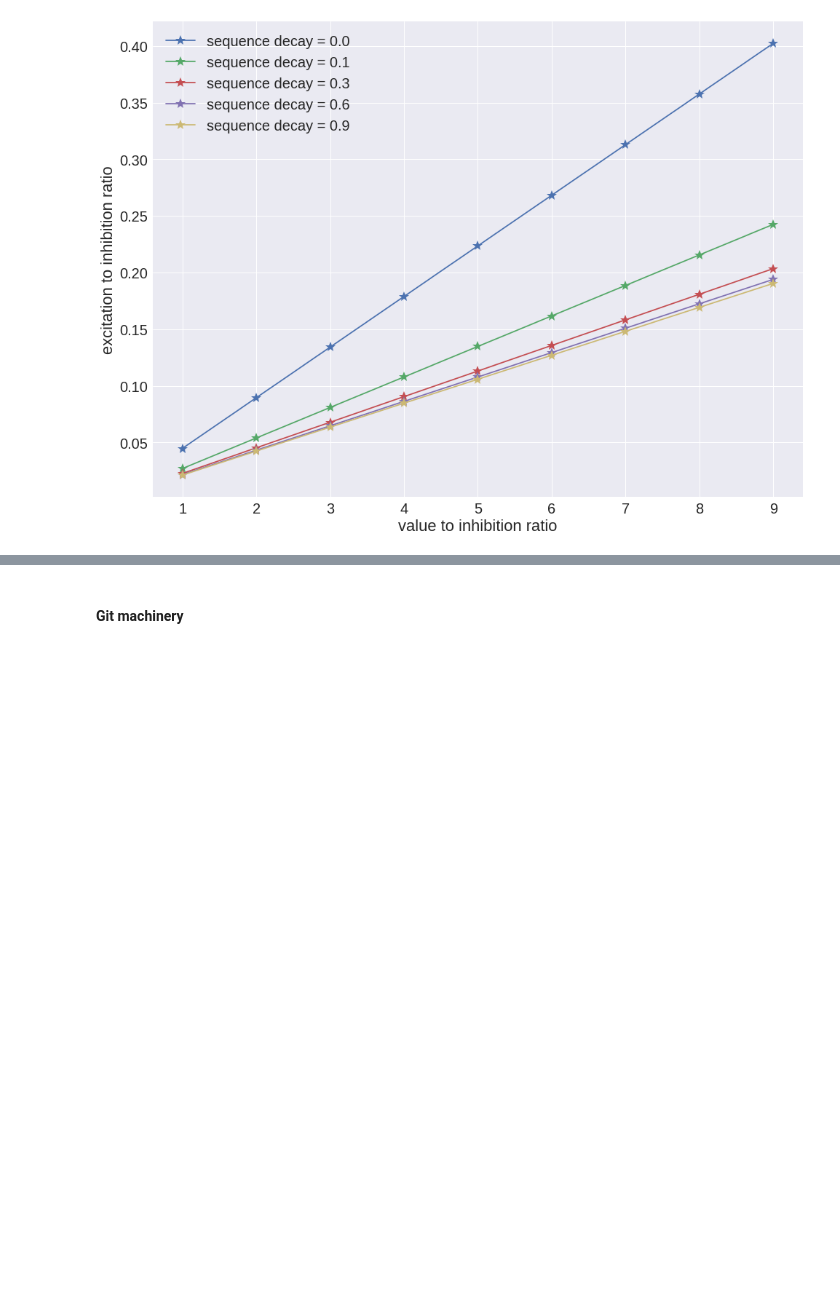
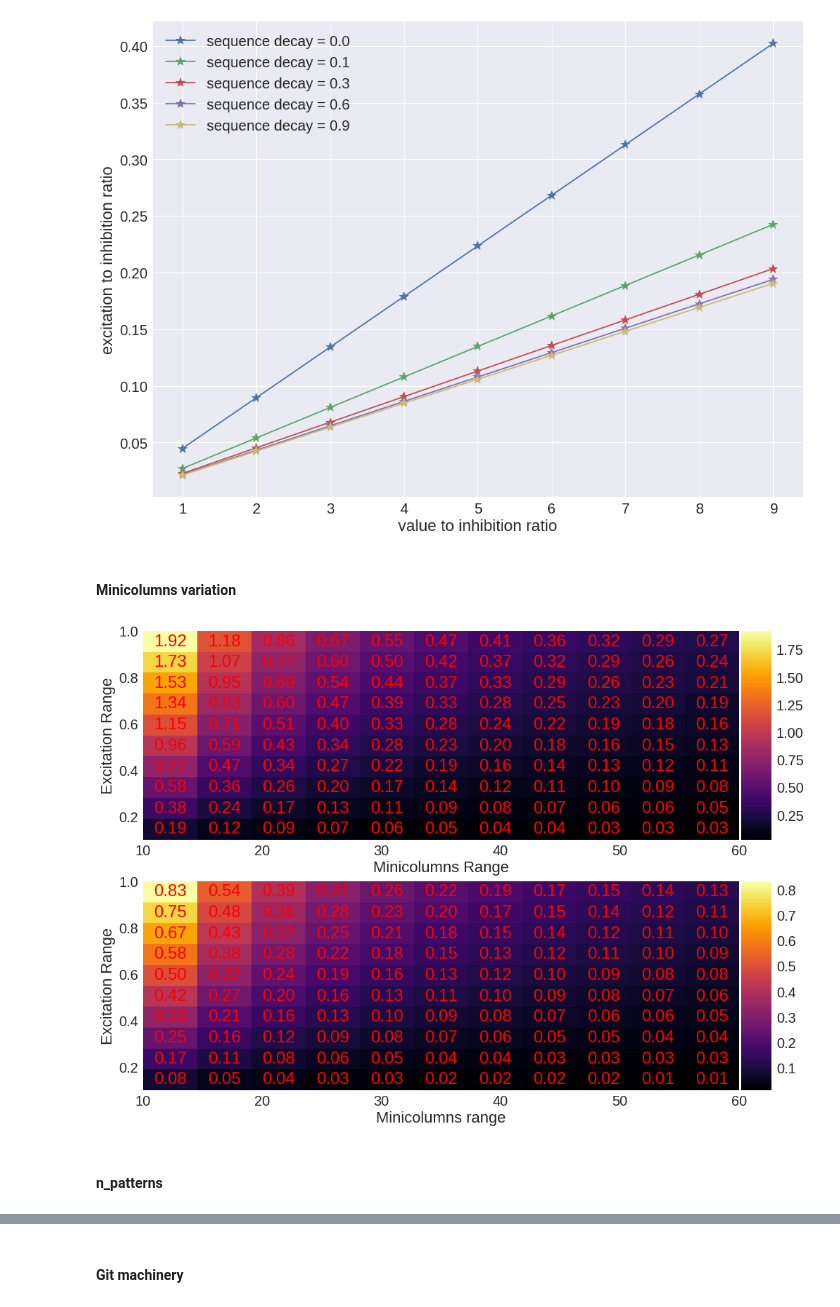
Before and after one commit to h-mayorquin/attractor_sequences, a Jupyter notebook: notebooks/2017-08-17(Excitation-Inhibition balance on the artificial matrix).ipynb, the cells around one changed output, grey strips where cells are left out. Saved outputs shown, nothing was run; the diff lists cells and outputs as text; code cells hidden in the pictures; blank space fills up the shorter version.

```diff
--- a/notebooks/2017-08-17(Excitation-Inhibition balance on the artificial matrix).ipynb
+++ b/notebooks/2017-08-17(Excitation-Inhibition balance on the artificial matrix).ipynb
@@ -292,3 +292,5 @@ ax.set_ylabel('excitation to inhibition ratio')
 ax.legend();
 # %% [output]
 [figure]
+# %% [markdown]
+#### Minicolumns variation
@@ -294,0 +328,66 @@ ax.legend();
+# %%
+fig = plt.figure(figsize=(16, 12))
+ax1 = fig.add_subplot(211)
+ax2 = fig.add_subplot(212)
+
+cmap = 'inferno'
+text = True
+
+extent = [minicolumns_range[0], minicolumns_range[-1], values[0], values[-1]]
+
+size_x = minicolumns_range.size
+size_y = values.size
+
+
+im1 = ax1.imshow(ratio_matrix, origin='lower', cmap=cmap, interpolation='None', extent=extent, aspect='auto')
+# im1 = ax1.imshow(success_matrix, origin='lower', cmap=cmap, interpolation='None', aspect='auto')
+
+ax1.set_xlabel('Minicolumns Range')
+ax1.set_ylabel('Excitation Range')
+
+ax1.grid()
+
+im2 = ax2.imshow(ratio_matrix_ampa, origin='lower', cmap=cmap, interpolation='None', extent=extent, aspect='auto')
+
+ax2.set_xlabel('Minicolumns range')
+ax2.set_ylabel('Excitation Range')
+
+ax2.grid()
+
+# Add the text
+x_start = extent[0]
+x_end = extent[1]
+y_start = extent[2]
+y_end = extent[3]
+
+
+jump_x = (x_end - x_start) / (2.0 * size_x)
+jump_y = (y_end - y_start) / (2.0 * size_y)
+x_positions = np.linspace(start=x_start, stop=x_end, num=size_x, endpoint=False)
+y_positions = np.linspace(start=y_start, stop=y_end, num=size_y, endpoint=False)
+
+if text:
+    for y_index, y in enumerate(y_positions):
+        for x_index, x in enumerate(x_positions):
+            label1 = ratio_matrix[y_index, x_index]
+            label2 = ratio_matrix_ampa[y_index, x_index]
+            text_x = x + jump_x
+            text_y = y + jump_y
+            label1 = "{:4.2f}".format(label1)
+            label2 = "{:4.2f}".format(label2)
+            ax1.text(text_x, text_y, label1, color='red', ha='center', va='center')
+            ax2.text(text_x, text_y, label2, color='red', ha='center', va='center')
+
+
+
+divider1 = make_axes_locatable(ax1)
+cax1 = divider1.append_axes('right', size='5%', pad=0.05)
+fig.colorbar(im1, cax=cax1, orientation='vertical');
+
+divider2 = make_axes_locatable(ax2)
+cax2 = divider2.append_axes('right', size='5%', pad=0.05)
+fig.colorbar(im2, cax=cax2, orientation='vertical');
+# %% [output]
+[figure, added]
+# %% [markdown]
+#### n_patterns
```
Also changed, not shown: parts of 16 cells of this notebook, 3 other files.
